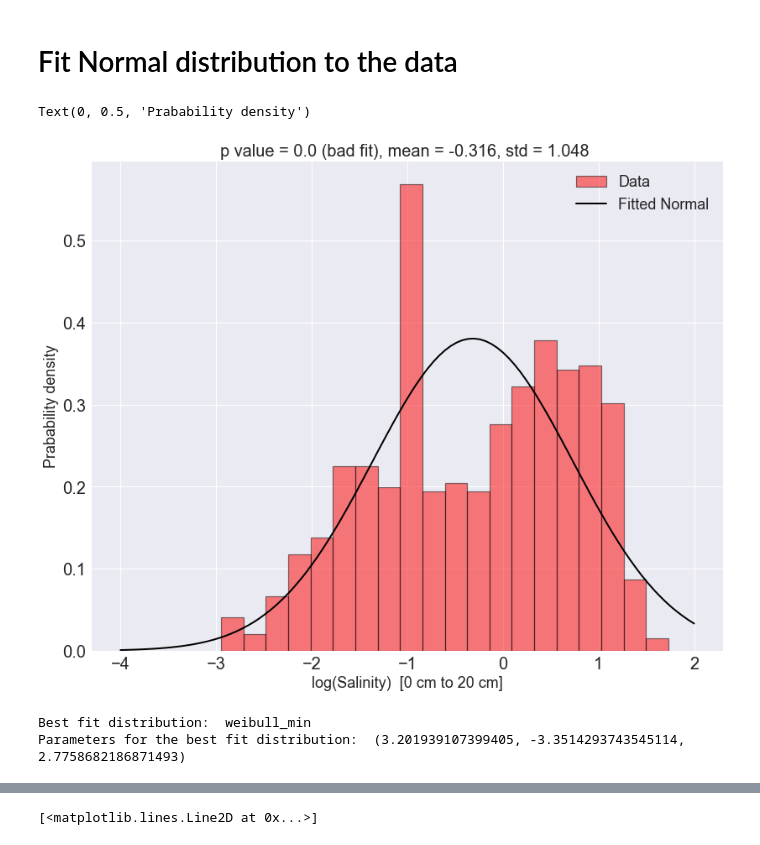
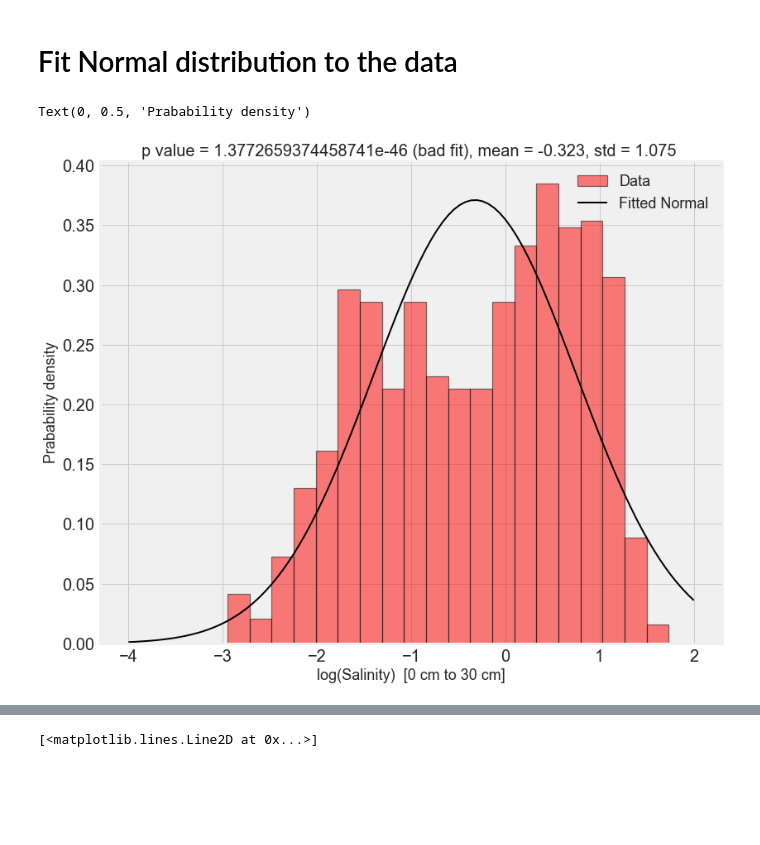
Before and after one commit to bazilsky/jupyter_local, a Jupyter notebook: netcdf/confer_salinity_3.ipynb, the cells around one changed output, grey strips where cells are left out. Saved outputs shown, nothing was run; the diff lists cells and outputs as text; code cells hidden in the pictures; blank space fills up the shorter version.

```diff
--- a/netcdf/confer_salinity_3.ipynb
+++ b/netcdf/confer_salinity_3.ipynb
@@ -21,12 +23,12 @@ salinity_new = new_data[new_data.columns[13]].values
 # output names of all headers of pandas dataframe
 depth_new = new_data[new_data.columns[6]].values * 100
 
-flag1 = salinity_new != np.nan
-flag2 = depth_new != np.nan
+#flag1 = salinity_new != np.nan
+#flag2 = depth_new != np.nan
 
-flag_new = flag1 & flag2
-depth_new = depth_new[flag_new]
-salinity_new = salinity_new[flag_new]
+#flag_new = flag1 & flag2
+#depth_new = depth_new[flag_new]
+#salinity_new = salinity_new[flag_new]
 
 #new_flag = (depth_new > 0) & (salinity_new!=0.1)
 #depth_new = depth_new[new_flag]
@@ -35,8 +37,9 @@ salinity_new = salinity_new[flag_new]
 flag1 = salinity_new != 0
 flag2 = depth_new != np.nan
 flag3 = depth_new >0
+flag4 = salinity_new != 0.1
 
-flag_new = flag1 & flag2 & flag3
+flag_new = flag1 & flag2 & flag3 & flag4
 depth_new = depth_new[flag_new]
 salinity_new = salinity_new[flag_new]
 
@@ -105,71 +111,55 @@ Text(0.5, 0, 'log(Salinity)')
 from scipy.stats import norm
 
 bin1 = 0
-bin2 = 100
+bin2 = 30
 
 flag = (all_sd>bin1) & (all_sd<bin2)
 salinity_2 = all_sp[flag]
 plt.figure(figsize=(12,10))
-plt.style.use('seaborn')
+plt.style.use('fivethirtyeight')
 plt.hist(np.log10(salinity_2),bins = 20, color = 'r', alpha = 0.5, label = 'Data', edgecolor = 'k', linewidth = 1.2, density = True)
 
 mean, std = norm.fit(np.log10(salinity_2))
 x = np.linspace(-4, 2, 100)
 pdf_fitted = norm.pdf(x, mean, std)
 
 # estimate the p value using the Kolmogorov-Smirnov test
 p_value = kstest(np.log10(salinity_2), 'norm', args=(mean, std))[1]
+stat, p = normaltest(np.log10(salinity_2))
+
 p_value = np.round(p_value, 3)
 flag = ''
+
+"""
+
 if p_value > 0.05:
+    flag2 = 'good fit'
+
+else:
+    flag2 = 'bad fit'
+
+"""
+
+if p > 0.05:
     flag2 = 'good fit'
 else:
     flag2 = 'bad fit'
 
 
 plt.plot(x, pdf_fitted, 'k-', linewidth = 2, label = 'Fitted Normal')
 plt.legend(fontsize = 18)
 
 #plt.colorbar()
 plt.xticks(fontsize = 20)
 plt.yticks(fontsize = 20)
-plt.title(f'p value = {p_value} ({flag2}), mean = {round(mean,3)}, std = {round(std,3)} ',fontsize = 20)
+plt.title(f'p value = {p} ({flag2}), mean = {round(mean,3)}, std = {round(std,3)} ',fontsize = 20)
 plt.xlabel(f'log(Salinity)  [{bin1} cm to {bin2} cm]',fontsize = 18)
 plt.ylabel('Prabability density',fontsize = 18)
 #plt.ylabel('Snow_depth, Z (cm)',fontsize = 18)
 #plt.yscale('log')
 
 
 #plt.hist(salinity_slice, bins = 10, density = True, color = 'r', alpha = 0.5, label = 'Data')
 # %% [output]
 Text(0, 0.5, 'Prabability density')
-[figure, old version]
+[figure, new version]
-# %%
-# find out which distribution fits the data best
-# https://docs.scipy.org/doc/scipy/reference/stats.html
-
-import numpy as np
-
-
-# Generate sample data (you can replace this with your own data)
-#data = np.random.normal(loc=0, scale=1, size=1000)
-data = np.log10(salinity_2)
-
-# Define the distributions to test (you can add or remove distributions as needed)
-distributions = [norm, gamma, expon, weibull_min]
-
-# Fit each distribution to the data and compute the corresponding AIC score
-results = []
-for distribution in distributions:
-    params = distribution.fit(data)
-    log_likelihood = distribution.logpdf(data, *params).sum()
-    aic = -2 * log_likelihood + 2 * len(params)
-    results.append((distribution.name, params, aic))
-
-# Find the distribution with the lowest AIC score
-best_fit = min(results, key=lambda x: x[2])
-print("Best fit distribution: ", best_fit[0])
-print("Parameters for the best fit distribution: ", best_fit[1])
-# %% [output]
-Best fit distribution:  weibull_min
-Parameters for the best fit distribution:  (3.201939107399405, -3.3514293743545114, 2.7758682186871493)
```
Also changed, not shown: parts of 12 cells of this notebook, 7 other files.
